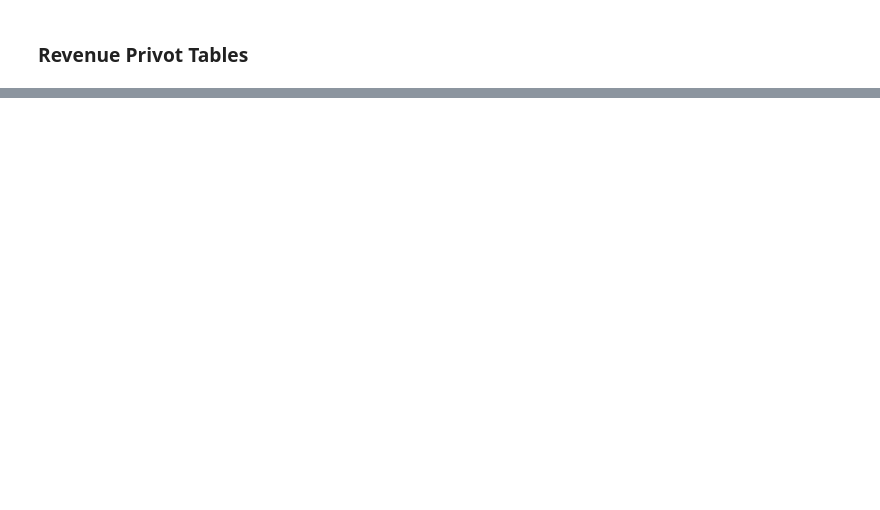
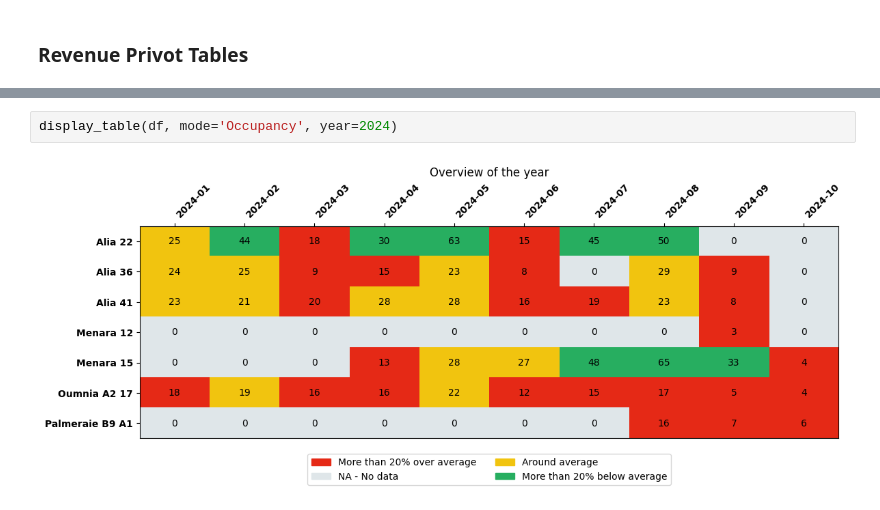
Before and after one commit to Alayadi-94/08-Rentals_Automated_Pipeline, a Jupyter notebook: testings.ipynb, the cells around one changed output, grey strips where cells are left out. Drawn from its saved outputs; the diff is of its cells as text; blank space fills up the shorter version.

```diff
--- a/testings.ipynb
+++ b/testings.ipynb
@@ -361,0 +372,4 @@ display_table(occupancy_pivot[year_2023].round(0).astype(int), )
+# %%
+display_table(df, mode='Occupancy', year=2024)
+# %% [output]
+[figure, added]
```
Also changed, not shown: parts of 22 cells of this notebook.
